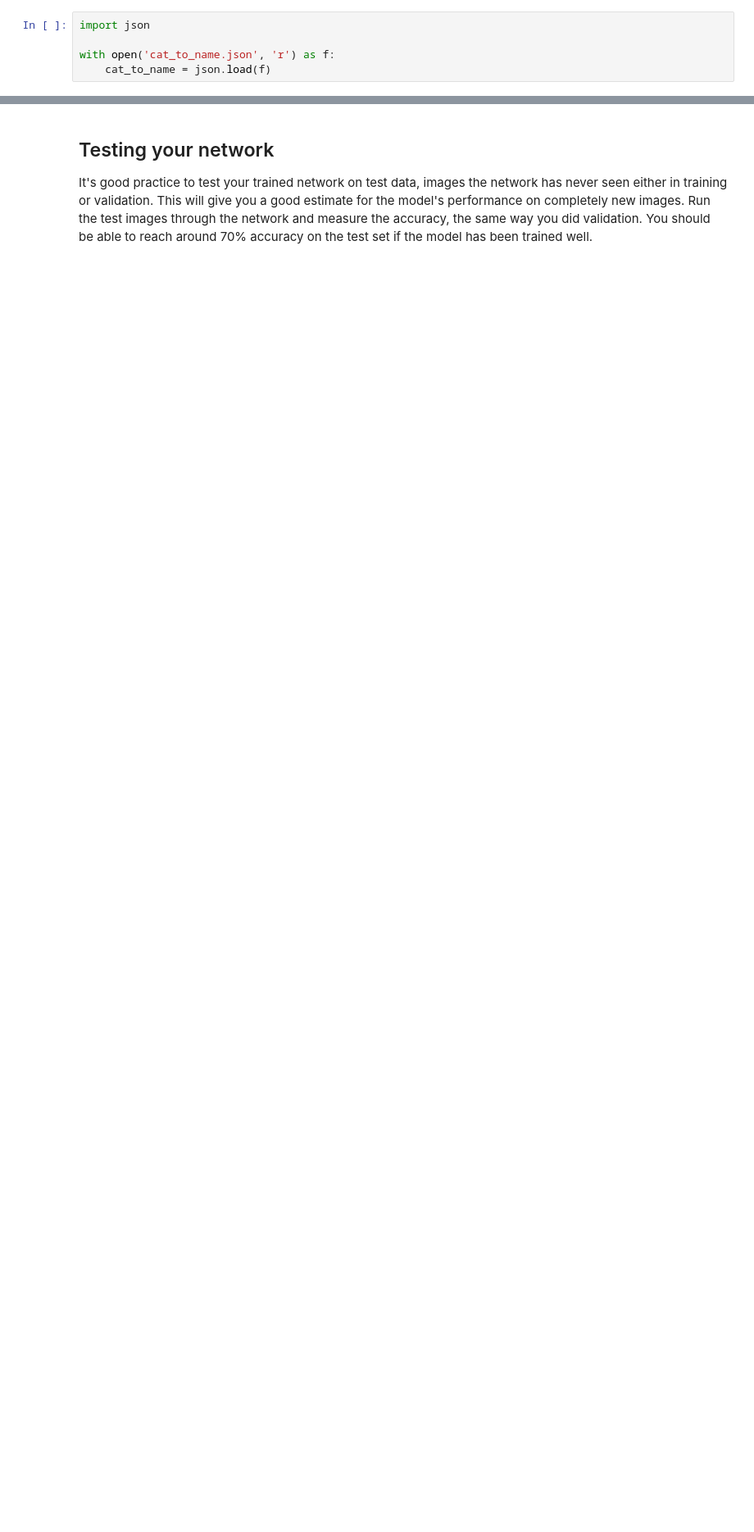
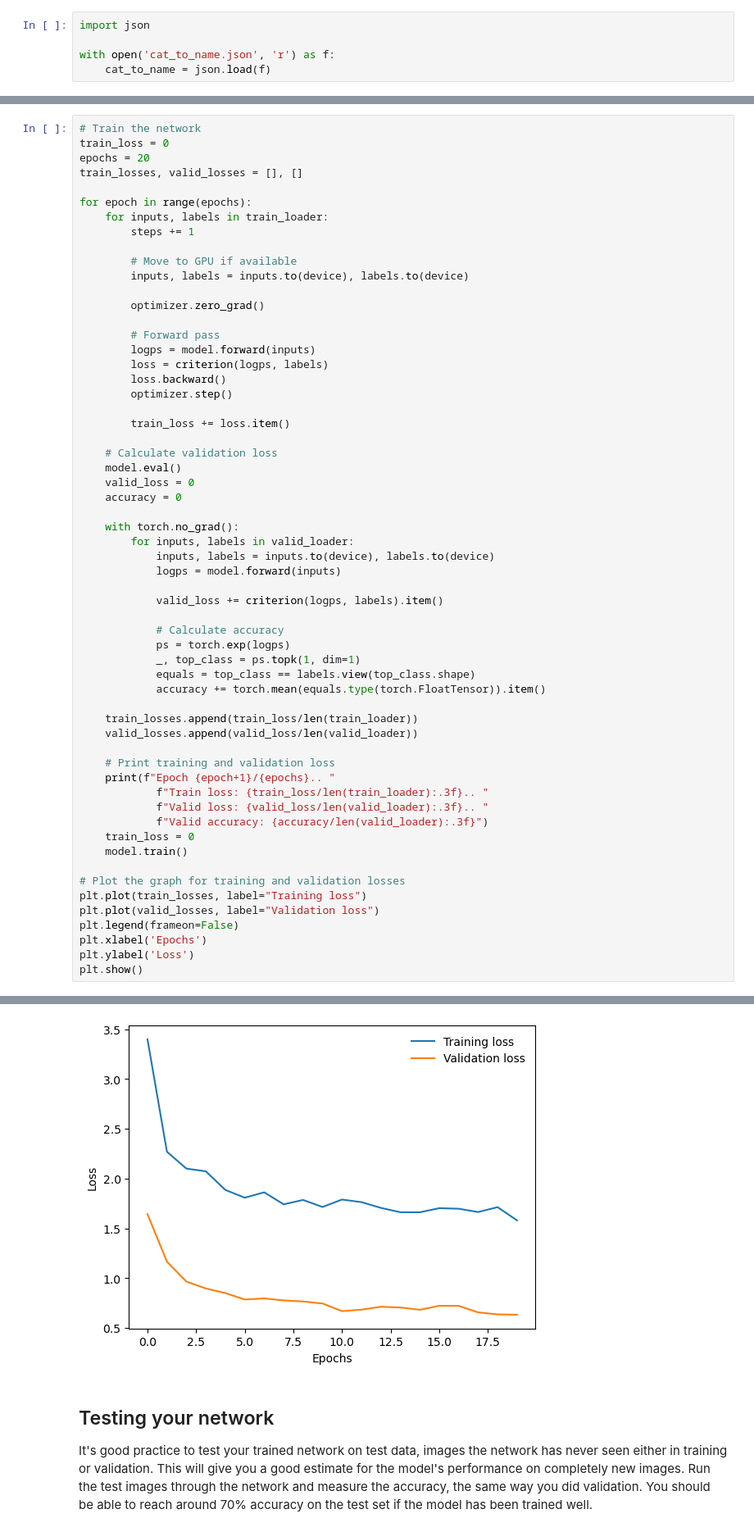
Before and after one commit to ahmetturk/image-classifier, a Jupyter notebook: Image Classifier Project.ipynb, the cells around one changed output, grey strips where cells are left out. Shown at 82% size. Saved outputs shown, nothing was run; the diff lists cells and outputs as text; blank space fills up the shorter version.

Commit message:
Add classifier and train network

```diff
--- a/Image Classifier Project.ipynb
+++ b/Image Classifier Project.ipynb
@@ -93,0 +141,60 @@ GPU Workspaces about Keeping Your Session Active. You'll want to include code fr
+# %%
+# Train the network
+train_loss = 0
+epochs = 20
+train_losses, valid_losses = [], []
+
+for epoch in range(epochs):
+    for inputs, labels in train_loader:
+        steps += 1
+
+        # Move to GPU if available
+        inputs, labels = inputs.to(device), labels.to(device)
+
+        optimizer.zero_grad()
+
+        # Forward pass
+        logps = model.forward(inputs)
+        loss = criterion(logps, labels)
+        loss.backward()
+        optimizer.step()
+
+        train_loss += loss.item()
+
+    # Calculate validation loss
+    model.eval()
+    valid_loss = 0
+    accuracy = 0
+
+    with torch.no_grad():
+        for inputs, labels in valid_loader:
+            inputs, labels = inputs.to(device), labels.to(device)
+            logps = model.forward(inputs)
+
+            valid_loss += criterion(logps, labels).item()
+
+            # Calculate accuracy
+            ps = torch.exp(logps)
+            _, top_class = ps.topk(1, dim=1)
+            equals = top_class == labels.view(top_class.shape)
+            accuracy += torch.mean(equals.type(torch.FloatTensor)).item()
+
+    train_losses.append(train_loss/len(train_loader))
+    valid_losses.append(valid_loss/len(valid_loader))
+
+    # Print training and validation loss
+    print(f"Epoch {epoch+1}/{epochs}.. "
+            f"Train loss: {train_loss/len(train_loader):.3f}.. "
+            f"Valid loss: {valid_loss/len(valid_loader):.3f}.. "
+            f"Valid accuracy: {accuracy/len(valid_loader):.3f}")
+    train_loss = 0
+    model.train()
+
+# Plot the graph for training and validation losses
+plt.plot(train_losses, label="Training loss")
+plt.plot(valid_losses, label="Validation loss")
+plt.legend(frameon=False)
+plt.xlabel('Epochs')
+plt.ylabel('Loss')
+plt.show()
+# %% [output]
@@ -94,3 +221,4 @@ GPU Workspaces about Keeping Your Session Active. You'll want to include code fr
+[figure, added]
 # %% [markdown]
 ## Testing your network
 
```
Also changed, not shown: parts of 6 cells of this notebook.
